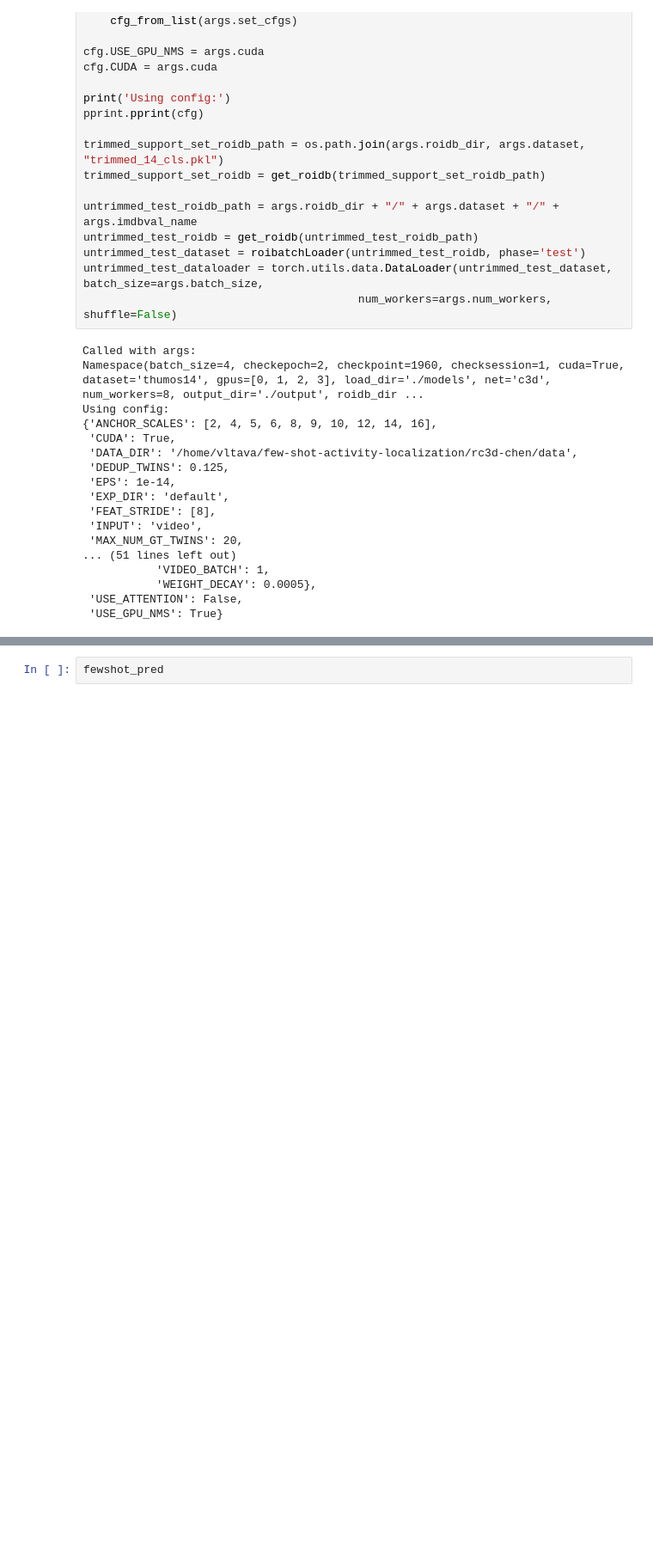
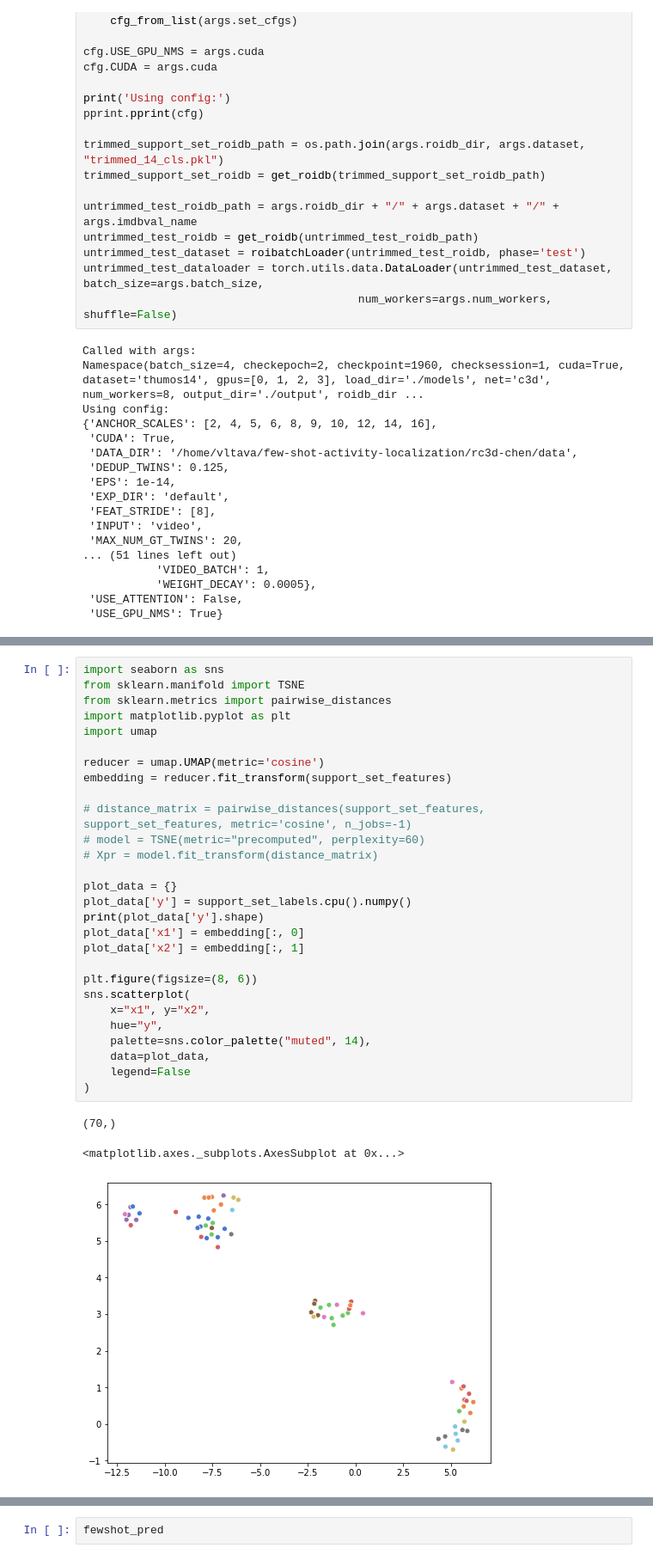
Before and after one commit to bcliu/few-shot-activity-localization, a Jupyter notebook: rc3d-chen/test_net.ipynb, the cells around one changed output, grey strips where cells are left out. Shown at 86% size. Cells and saved outputs as stored; diff of their text form; blank space fills up the shorter version.

```diff
--- a/rc3d-chen/test_net.ipynb
+++ b/rc3d-chen/test_net.ipynb
@@ -280,2 +301,34 @@ Labels: tensor([  2,   4,   6,   7,   8,   9,  10,  12,  13,  14,  15,  16,
+# %%
+import seaborn as sns
+from sklearn.manifold import TSNE
+from sklearn.metrics import pairwise_distances
+import matplotlib.pyplot as plt
+import umap
+
+reducer = umap.UMAP(metric='cosine')
+embedding = reducer.fit_transform(support_set_features)
+
+# distance_matrix = pairwise_distances(support_set_features, support_set_features, metric='cosine', n_jobs=-1)
+# model = TSNE(metric="precomputed", perplexity=60)
+# Xpr = model.fit_transform(distance_matrix)
+
+plot_data = {}
+plot_data['y'] = support_set_labels.cpu().numpy()
+print(plot_data['y'].shape)
+plot_data['x1'] = embedding[:, 0]
+plot_data['x2'] = embedding[:, 1]
+
+plt.figure(figsize=(8, 6))
+sns.scatterplot(
+    x="x1", y="x2",
+    hue="y",
+    palette=sns.color_palette("muted", 14),
+    data=plot_data,
+    legend=False
+)
+# %% [output]
+(70,)
+<matplotlib.axes._subplots.AxesSubplot at 0x...>
+[figure, added]
 # %%
 data_tic = time.time()
```
Also changed, not shown: parts of 6 cells of this notebook, 2 other files.
